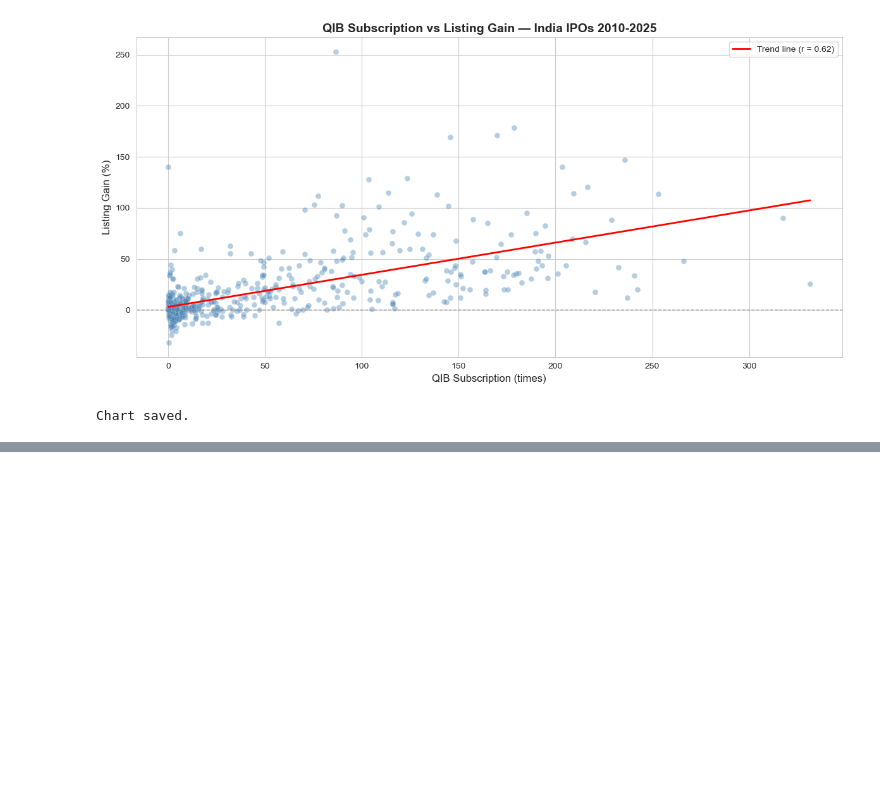
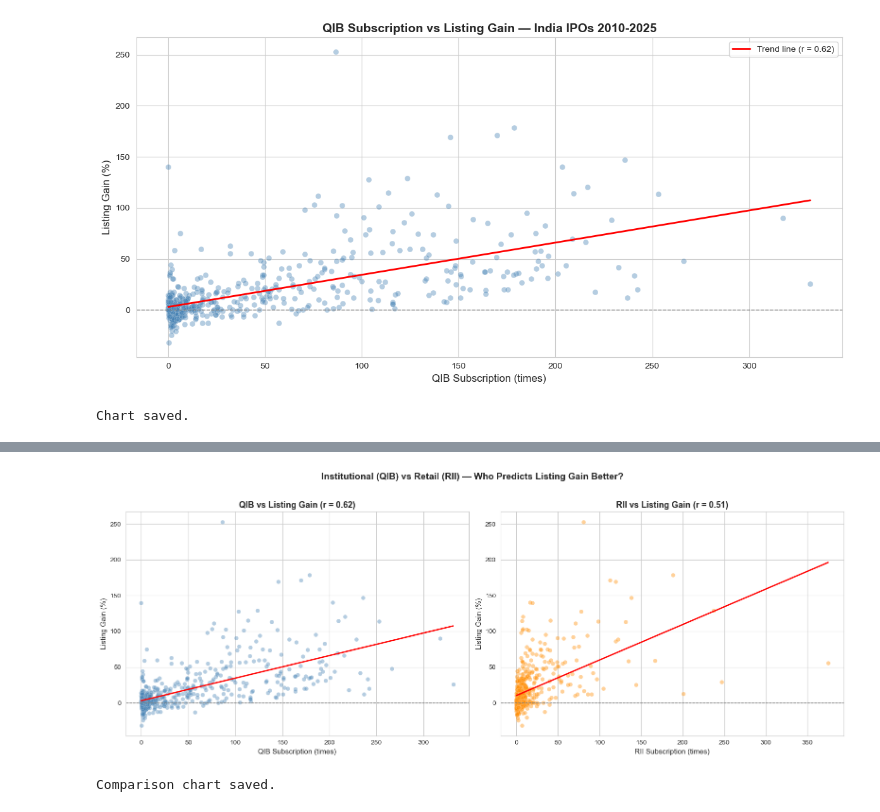
Before and after one commit to YousufAIML/ipo-performance-eda, a Jupyter notebook: notebooks/03_eda_qib_vs_listing_gain.ipynb, the cells around one changed output, grey strips where cells are left out. Cells and saved outputs as stored; diff of their text form; code cells hidden in the pictures; blank space fills up the shorter version.

```diff
--- a/notebooks/03_eda_qib_vs_listing_gain.ipynb
+++ b/notebooks/03_eda_qib_vs_listing_gain.ipynb
@@ -61,0 +100,41 @@ Chart saved.
+# %%
+fig, axes = plt.subplots(1, 2, figsize=(16, 6))
+
+# QIB
+axes[0].scatter(df['QIB'], df['Listing Gain'],
+                alpha=0.4, color='steelblue',
+                edgecolors='white', linewidths=0.3, s=40)
+z = np.polyfit(df['QIB'], df['Listing Gain'], 1)
+p = np.poly1d(z)
+x_line = np.linspace(df['QIB'].min(), df['QIB'].max(), 100)
+axes[0].plot(x_line, p(x_line), color='red', linewidth=2)
+axes[0].axhline(y=0, color='gray', linestyle='--', linewidth=1)
+axes[0].set_title(f'QIB vs Listing Gain (r = {qib_corr:.2f})',
+                  fontsize=13, fontweight='bold')
+axes[0].set_xlabel('QIB Subscription (times)', fontsize=11)
+axes[0].set_ylabel('Listing Gain (%)', fontsize=11)
+
+# RII
+axes[1].scatter(df['RII'], df['Listing Gain'],
+                alpha=0.4, color='darkorange',
+                edgecolors='white', linewidths=0.3, s=40)
+z = np.polyfit(df['RII'], df['Listing Gain'], 1)
+p = np.poly1d(z)
+x_line = np.linspace(df['RII'].min(), df['RII'].max(), 100)
+axes[1].plot(x_line, p(x_line), color='red', linewidth=2)
+axes[1].axhline(y=0, color='gray', linestyle='--', linewidth=1)
+axes[1].set_title(f'RII vs Listing Gain (r = {rii_corr:.2f})',
+                  fontsize=13, fontweight='bold')
+axes[1].set_xlabel('RII Subscription (times)', fontsize=11)
+axes[1].set_ylabel('Listing Gain (%)', fontsize=11)
+
+plt.suptitle('Institutional (QIB) vs Retail (RII) — Who Predicts Listing Gain Better?',
+             fontsize=14, fontweight='bold', y=1.02)
+
+plt.tight_layout()
+plt.savefig('../charts/04_qib_vs_rii_comparison.png', dpi=150, bbox_inches='tight')
+plt.show()
+print("Comparison chart saved.")
+# %% [output]
+[figure, added]
+Comparison chart saved.
```
Also changed, not shown: parts of 5 cells of this notebook, 2 other files.
